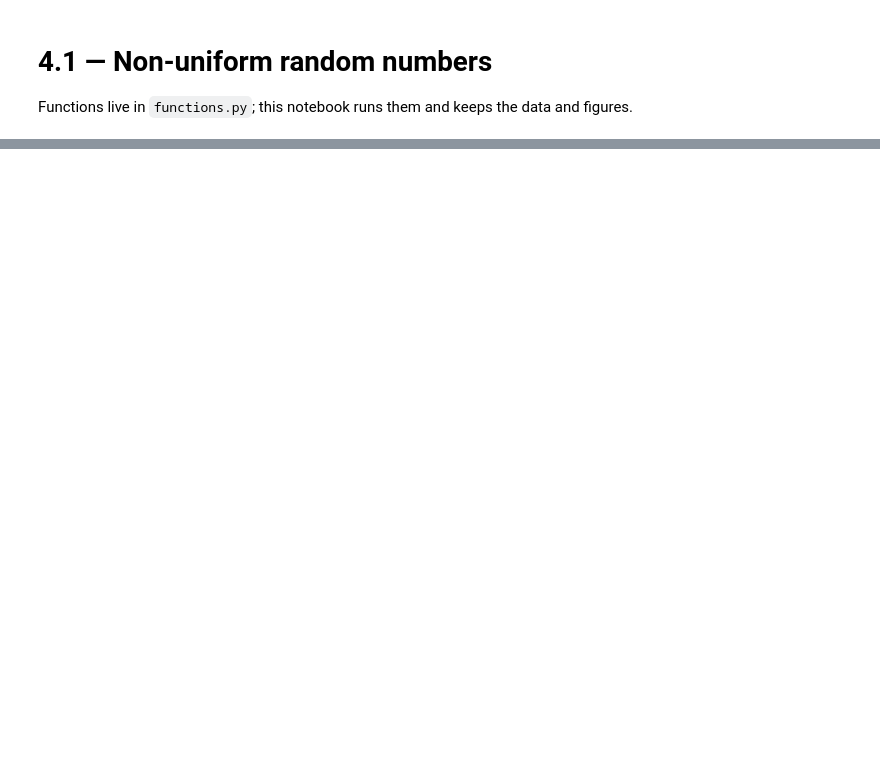
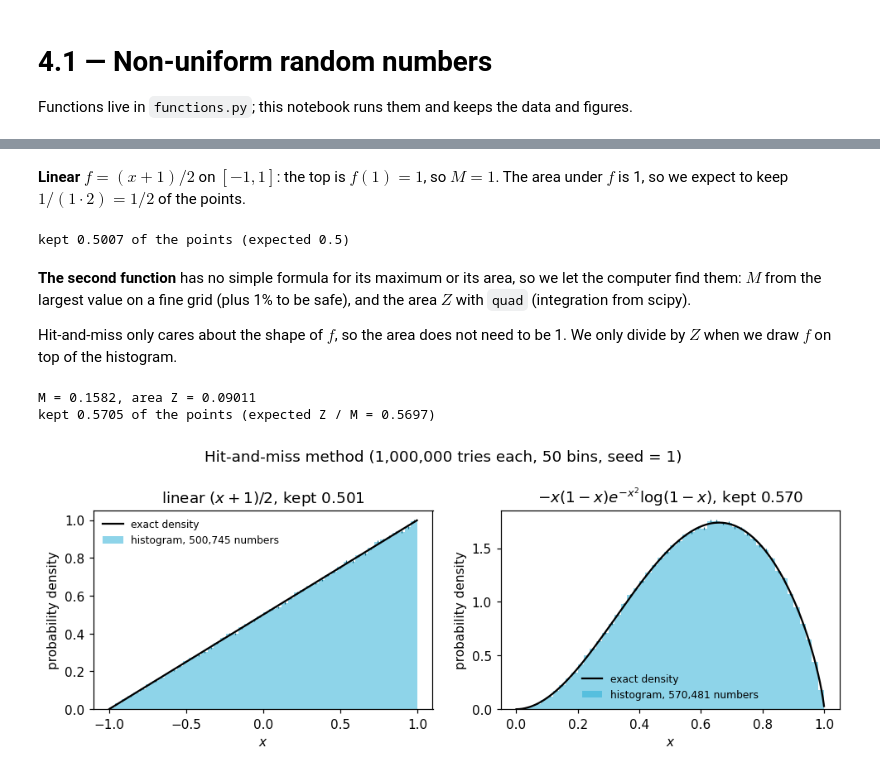
Before and after one commit to MathiMuts/Advanced-Monte-Carlo, a Jupyter notebook: Exercises/4.01-non-uniform-random-numbers/code.ipynb, the cells around one changed output, grey strips where cells are left out. Saved outputs shown, nothing was run; the diff lists cells and outputs as text; code cells hidden in the pictures; blank space fills up the shorter version.

```diff
--- a/Exercises/4.01-non-uniform-random-numbers/code.ipynb
+++ b/Exercises/4.01-non-uniform-random-numbers/code.ipynb
@@ -172,0 +17,10 @@ plt.show()
+# %%
+# Parameters (quote these in the report captions)
+SEED = 1
+N = 100_000      # number of samples per distribution
+N_TRIES = 1_000_000  # random points thrown in hit-and-miss (about half or more are kept)
+BINS = 50        # number of histogram bins
+
+rng = np.random.default_rng(SEED)
+set_plot_style()
+info = f"N = {N:,} samples, {BINS} bins, seed = {SEED}"
@@ -172,0 +84,48 @@ plt.show()
+# %%
+def hit_and_miss(f, a, b, M, n_tries):
+    t = rng.uniform(a, b, n_tries)   # random position
+    s = rng.uniform(0, M, n_tries)   # random height
+    hit = s <= f(t)                  # True if the point lies under the curve
+    return t[hit], hit.mean()        # the kept numbers, and the fraction kept
+# %% [markdown]
+**Linear** $f = (x+1)/2$ on $[-1,1]$: the top is $f(1) = 1$, so $M = 1$.
+The area under $f$ is 1, so we expect to keep $1/(1\cdot 2) = 1/2$ of the points.
+# %%
+x_linear_hm, kept_linear = hit_and_miss(lambda x: (x + 1) / 2, -1, 1, 1, N_TRIES)
+print(f"kept {kept_linear:.4f} of the points (expected 0.5)")
+# %% [output]
+kept 0.5007 of the points (expected 0.5)
+# %% [markdown]
+**The second function** has no simple formula for its maximum or its area, so we let the computer find them:
+$M$ from the largest value on a fine grid (plus 1% to be safe), and the area $Z$ with `quad` (integration from scipy).
+
+Hit-and-miss only cares about the shape of $f$, so the area does not need to be 1.
+We only divide by $Z$ when we draw $f$ on top of the histogram.
+# %%
+def f_weird(x):
+    return -x * (1 - x) * np.exp(-x**2) * np.log(1 - x)
+
+grid = np.linspace(0, 0.999, 10_000)
+M = 1.01 * f_weird(grid).max()
+Z, _ = quad(f_weird, 0, 1)
+
+x_weird, kept_weird = hit_and_miss(f_weird, 0, 1, M, N_TRIES)
+print(f"M = {M:.4f}, area Z = {Z:.5f}")
+print(f"kept {kept_weird:.4f} of the points (expected Z / M = {Z / M:.4f})")
+# %% [output]
+M = 0.1582, area Z = 0.09011
+kept 0.5705 of the points (expected Z / M = 0.5697)
+# %%
+fig, axes = plt.subplots(1, 2, figsize=(9, 3.5))
+
+plot_histogram(axes[0], x_linear_hm, lambda x: (x + 1) / 2, -1, 1, BINS,
+               f"linear $(x+1)/2$, kept {kept_linear:.3f}")
+plot_histogram(axes[1], x_weird, lambda x: f_weird(x) / Z, 0, 1, BINS,
+               f"$-x(1-x)e^{{-x^2}}\\log(1-x)$, kept {kept_weird:.3f}")
+
+fig.suptitle(f"Hit-and-miss method ({N_TRIES:,} tries each, {BINS} bins, seed = {SEED})")
+fig.tight_layout()
+save_figure(fig, "b_hit_and_miss")
+plt.show()
+# %% [output]
+[figure, added]
```
Also changed, not shown: parts of 29 cells of this notebook, 28 other files.
